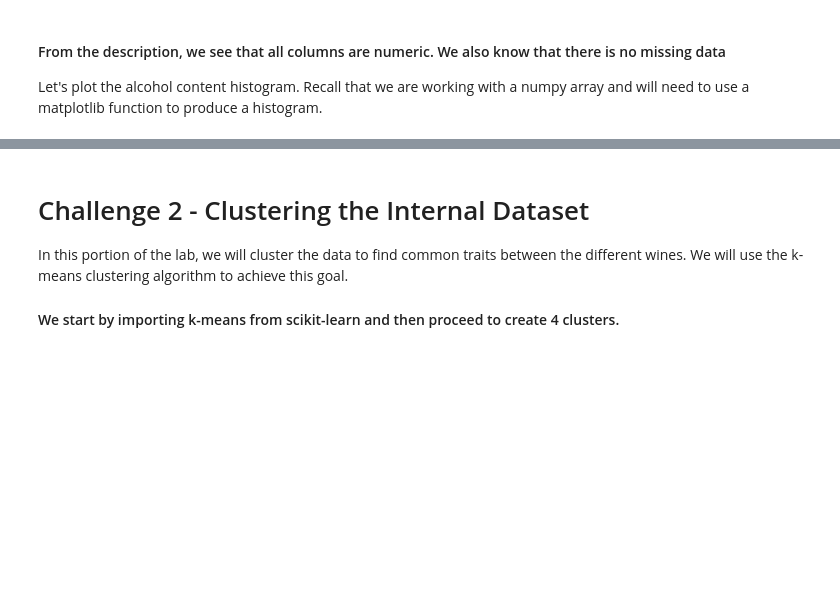
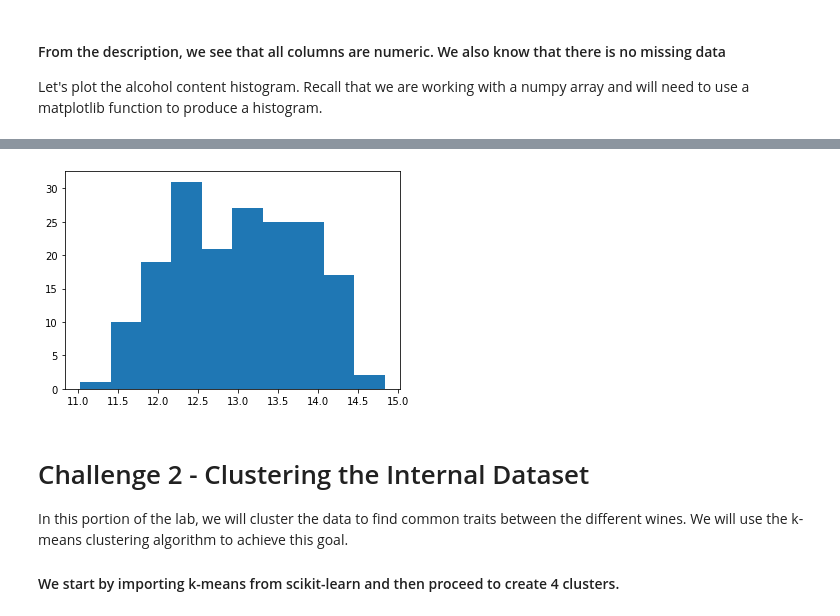
Before and after one commit to Ironhack-Data-Madrid-Enero-2022/lab-sklearn-and-unsupervised-learning, a Jupyter notebook: your-code/main.ipynb, the cells around one changed output, grey strips where cells are left out. Cells and saved outputs as stored; diff of their text form; code cells hidden in the pictures; blank space fills up the shorter version.

```diff
--- a/your-code/main.ipynb
+++ b/your-code/main.ipynb
@@ -20,2 +20,4 @@ In the cell below, use the `load_wine` function and assign the wine dataset to a
+# %%
+wine = load_wine()
 # %% [markdown]
 In the next step, list the keys of the variable `wine` to examine its contents. Note that the `load_wine` function does not return dataframes. It returns you a Python dictionary.
@@ -39,0 +74,3 @@ Let's plot the alcohol content histogram. Recall that we are working with a nump
+# %%
+df = pd.DataFrame(wine['data'], columns=wine['feature_names'])
+df.head()
@@ -40,3 +84,8 @@ Let's plot the alcohol content histogram. Recall that we are working with a nump
+# %%
+plt.hist(df.alcohol)
+plt.show()
+# %% [output]
+[figure, added]
 # %% [markdown]
 # Challenge 2 - Clustering the Internal Dataset
 
```
Also changed, not shown: parts of 66 cells of this notebook.
